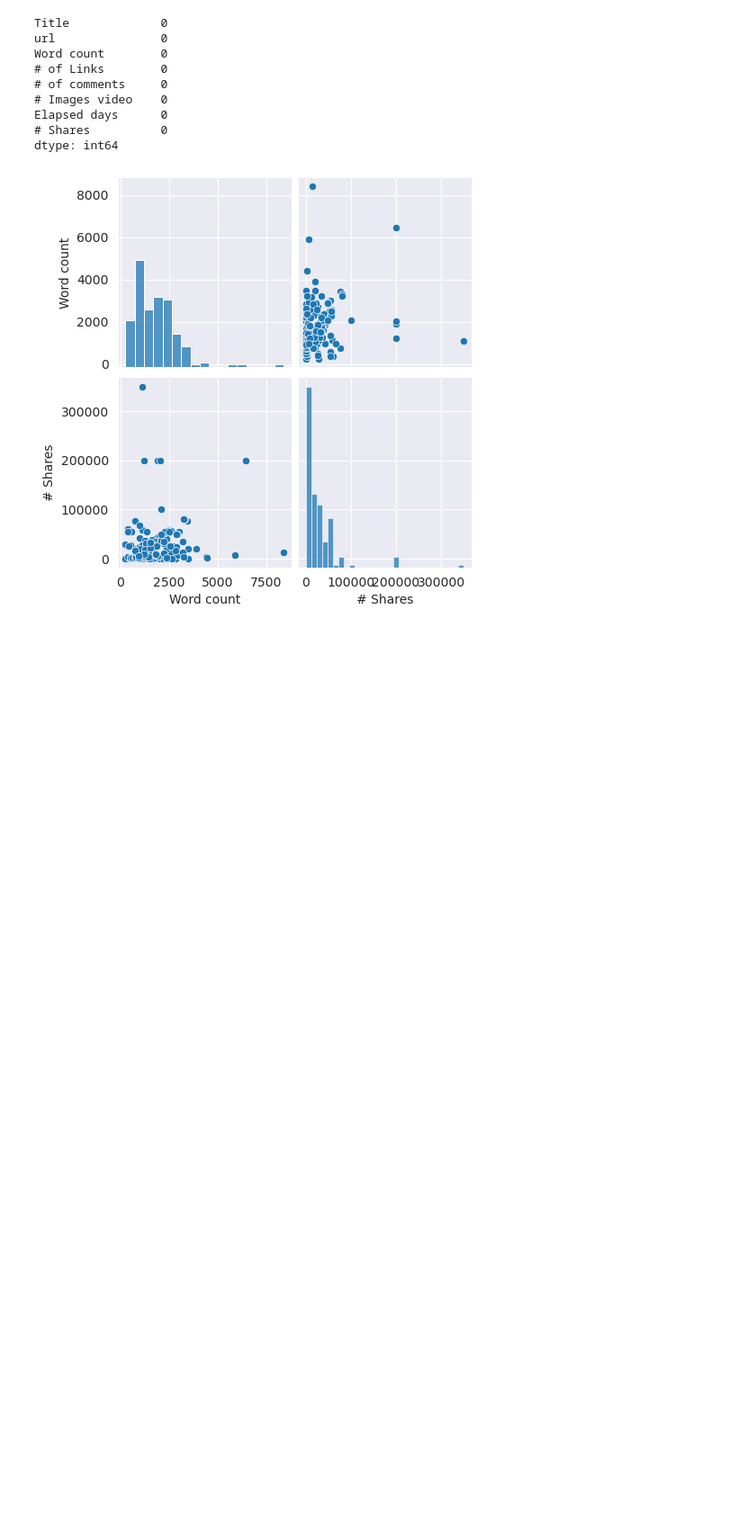
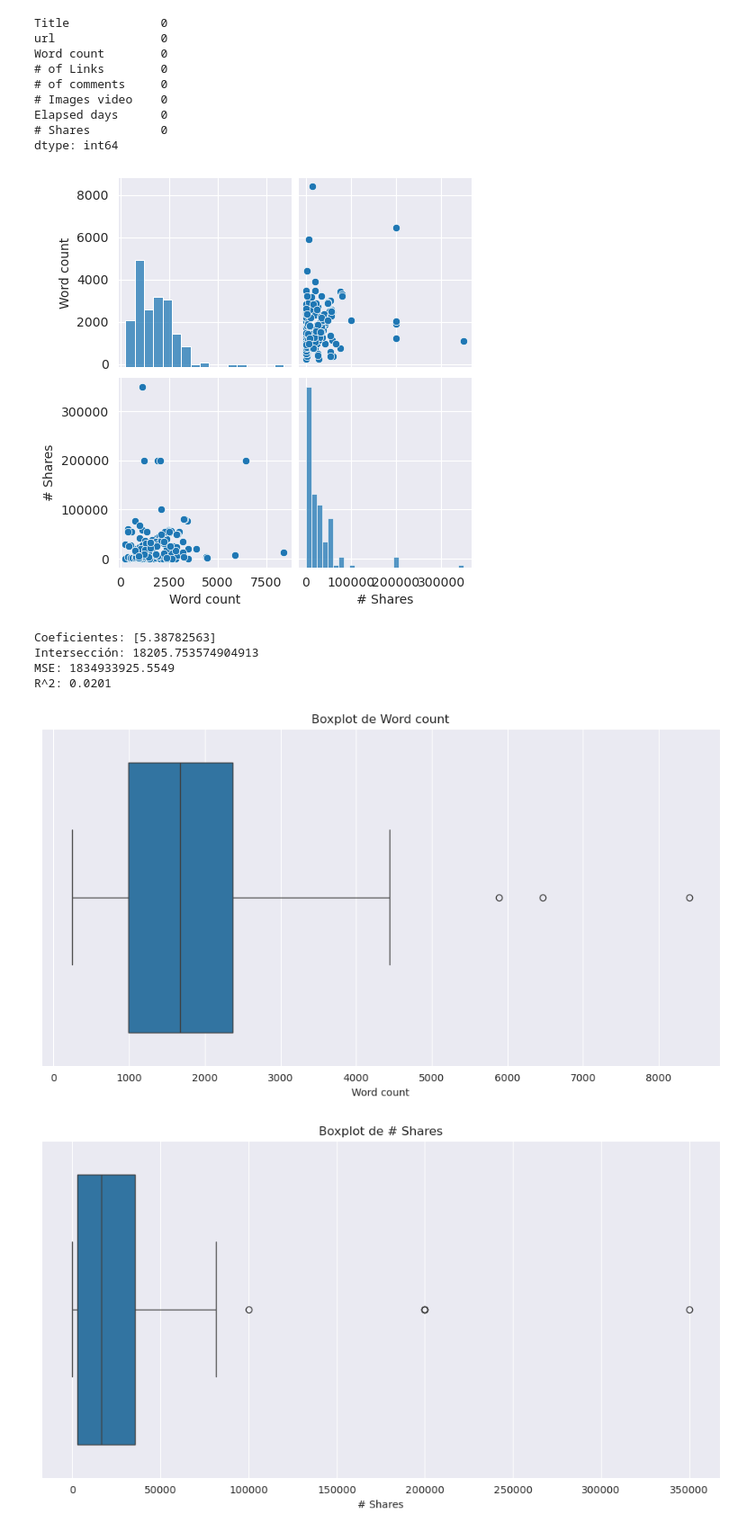
Before and after one commit to thejoresp/ModelaIA, a Jupyter notebook: modelado.ipynb, the cells around one changed output. Shown at 90% size. Drawn from its saved outputs; the diff is of its cells as text; code cells hidden in the pictures; blank space fills up the shorter version.

```diff
--- a/modelado.ipynb
+++ b/modelado.ipynb
@@ -169,0 +166,38 @@ y = articulos['# Shares']
+# %%
+X = articulos[['Word count']]
+y = articulos['# Shares']
+
+regresion_lineal = LinearRegression()
+
+modelo = regresion_lineal.fit(X, y)
+
+coeficientes = modelo.coef_
+interseccion = modelo.intercept_
+
+y_pred = modelo.predict(X)
+
+mse = metrics.mean_squared_error(y, y_pred)
+r2 = metrics.r2_score(y, y_pred)
+
+print(f"Coeficientes: {coeficientes}")
+print(f"Intersección: {interseccion}")
+print(f"MSE: {mse.round(4)}")
+print(f"R^2: {r2.round(4)}")
+# %% [output]
+Coeficientes: [5.38782563]
+Intersección: 18205.753574904913
+MSE: 1834933925.5549
+R^2: 0.0201
+# %%
+plt.figure(figsize=(12, 6))
+sns.boxplot(x=articulos['Word count'])
+plt.title('Boxplot de Word count')
+plt.show()
+
+plt.figure(figsize=(12, 6))
+sns.boxplot(x=articulos['# Shares'])
+plt.title('Boxplot de # Shares')
+plt.show()
+# %% [output]
+[figure, added]
+[figure, added]
```
Also changed, not shown: parts of 14 cells of this notebook, 1 other file.
